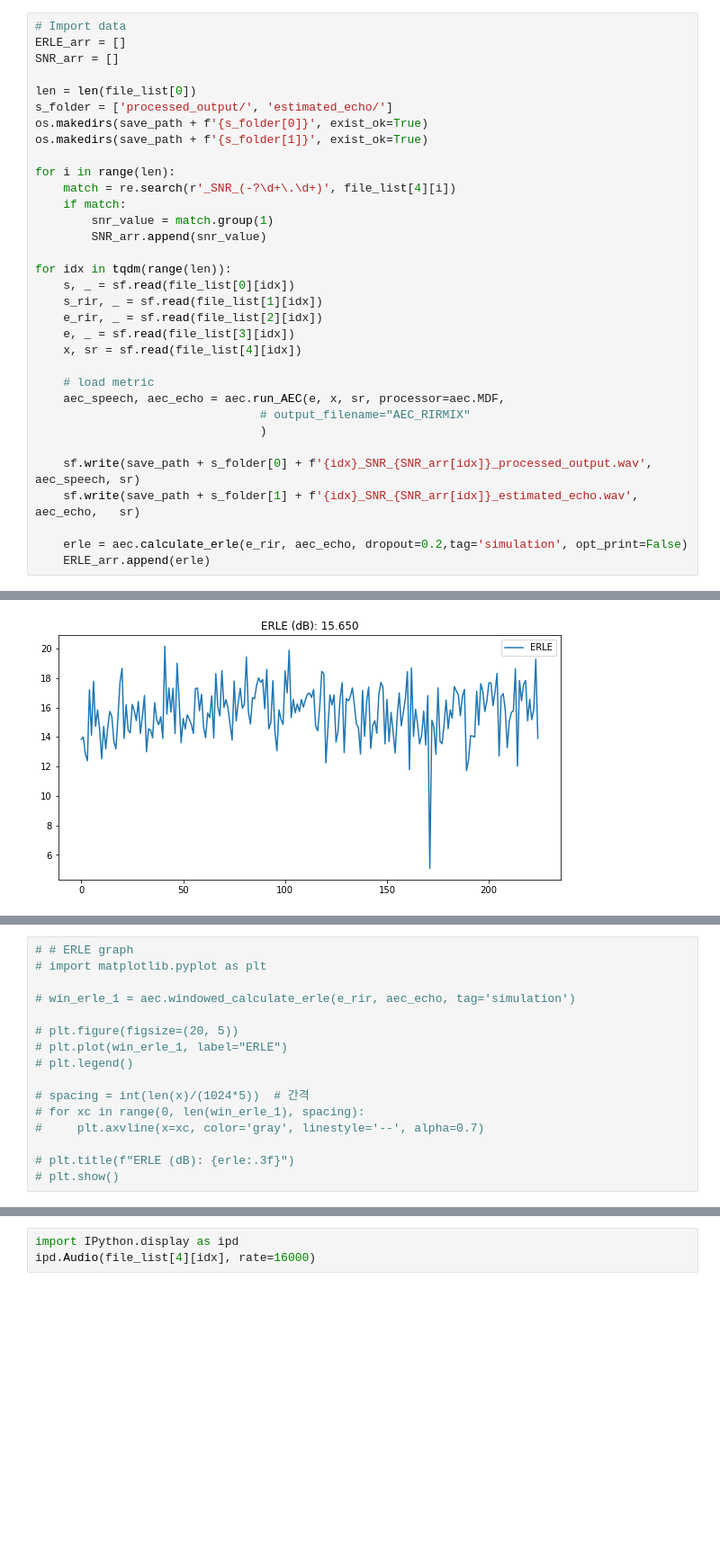
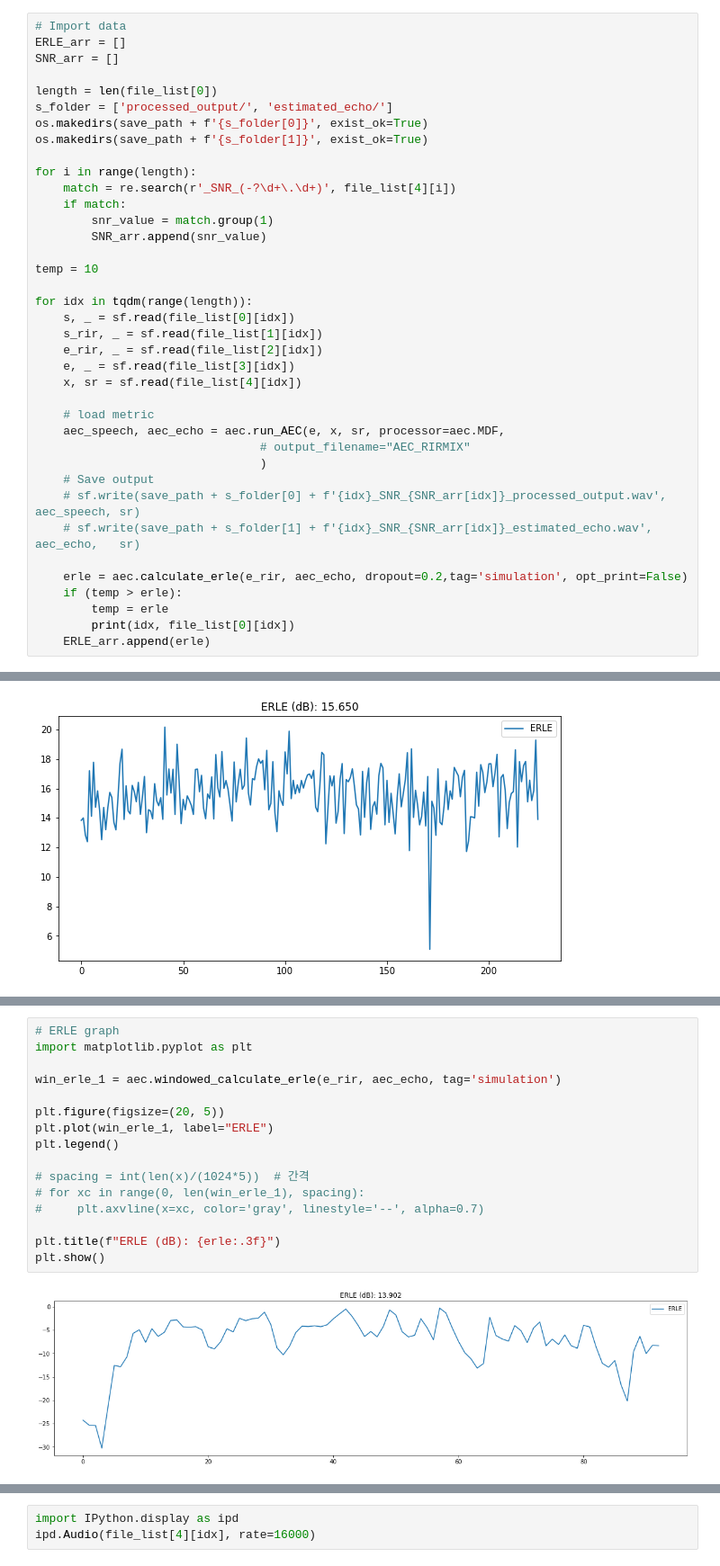
Before and after one commit to woosook0127/Speex_AEC_py, a Jupyter notebook: code/AEC_for_dataset.ipynb, the cells around one changed output, grey strips where cells are left out. Shown at 90% size. Drawn from its saved outputs; the diff is of its cells as text; blank space fills up the shorter version.

Commit message:
2024-09-24 Check ERLE for 3 dataset

```diff
--- a/code/AEC_for_dataset.ipynb
+++ b/code/AEC_for_dataset.ipynb
@@ -26,18 +27,20 @@ len(file_list), len(file_list[0]), len(file_list[1]), len(file_list[2]), len(fil
 ERLE_arr = []
 SNR_arr = []
 
-len = len(file_list[0])
+length = len(file_list[0])
 s_folder = ['processed_output/', 'estimated_echo/']
 os.makedirs(save_path + f'{s_folder[0]}', exist_ok=True)
 os.makedirs(save_path + f'{s_folder[1]}', exist_ok=True)
 
-for i in range(len):
+for i in range(length):
     match = re.search(r'_SNR_(-?\d+\.\d+)', file_list[4][i])
     if match:
         snr_value = match.group(1)
         SNR_arr.append(snr_value)
 
-for idx in tqdm(range(len)):
+temp = 10
+
+for idx in tqdm(range(length)):
     s, _ = sf.read(file_list[0][idx])
     s_rir, _ = sf.read(file_list[1][idx])
     e_rir, _ = sf.read(file_list[2][idx])
@@ -48,9 +51,12 @@ for idx in tqdm(range(len)):
     aec_speech, aec_echo = aec.run_AEC(e, x, sr, processor=aec.MDF,
                                 # output_filename="AEC_RIRMIX"
                                 )
-
-    sf.write(save_path + s_folder[0] + f'{idx}_SNR_{SNR_arr[idx]}_processed_output.wav', aec_speech, sr)
-    sf.write(save_path + s_folder[1] + f'{idx}_SNR_{SNR_arr[idx]}_estimated_echo.wav',   aec_echo,   sr)
+    # Save output
+    # sf.write(save_path + s_folder[0] + f'{idx}_SNR_{SNR_arr[idx]}_processed_output.wav', aec_speech, sr)
+    # sf.write(save_path + s_folder[1] + f'{idx}_SNR_{SNR_arr[idx]}_estimated_echo.wav',   aec_echo,   sr)
 
     erle = aec.calculate_erle(e_rir, aec_echo, dropout=0.2,tag='simulation', opt_print=False)
+    if (temp > erle):
+        temp = erle
+        print(idx, file_list[0][idx])
     ERLE_arr.append(erle)
@@ -76,16 +83,18 @@ max(s), max(s_rir), max(e_rir), max(e), max(x)
 # %%
-# # ERLE graph
-# import matplotlib.pyplot as plt
+# ERLE graph
+import matplotlib.pyplot as plt
 
-# win_erle_1 = aec.windowed_calculate_erle(e_rir, aec_echo, tag='simulation')
+win_erle_1 = aec.windowed_calculate_erle(e_rir, aec_echo, tag='simulation')
 
-# plt.figure(figsize=(20, 5))
-# plt.plot(win_erle_1, label="ERLE")
-# plt.legend()
+plt.figure(figsize=(20, 5))
+plt.plot(win_erle_1, label="ERLE")
+plt.legend()
 
 # spacing = int(len(x)/(1024*5))  # 간격
 # for xc in range(0, len(win_erle_1), spacing):
 #     plt.axvline(x=xc, color='gray', linestyle='--', alpha=0.7)
 
-# plt.title(f"ERLE (dB): {erle:.3f}")
-# plt.show()
+plt.title(f"ERLE (dB): {erle:.3f}")
+plt.show()
+# %% [output]
+[figure, added]
```
Also changed, not shown: parts of 28 cells of this notebook, 3 other files.
